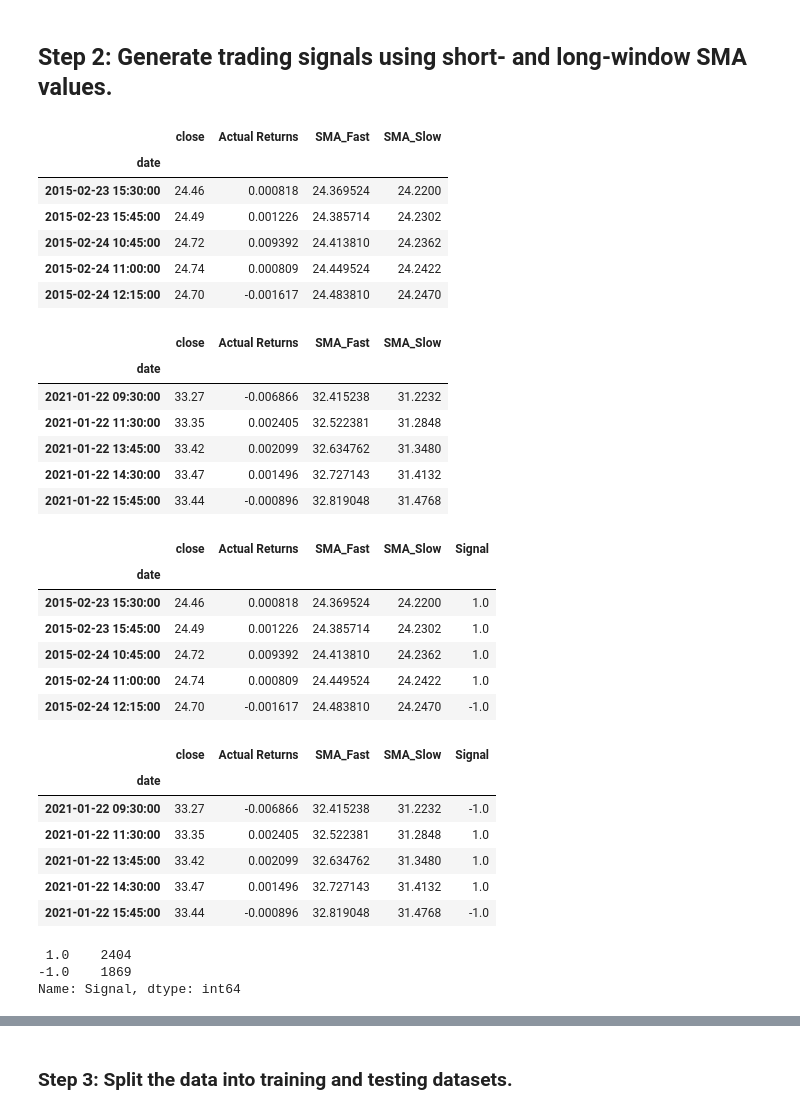
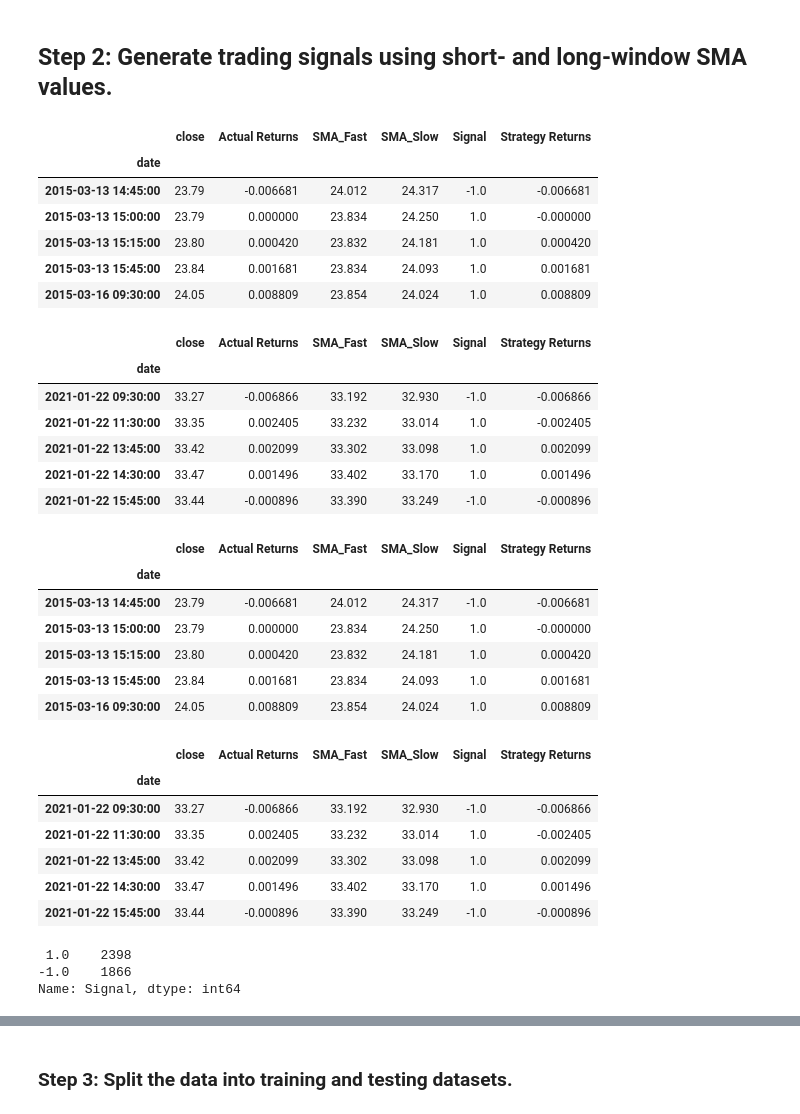
Before and after one commit to chaimkriger/Challenge_14, a Jupyter notebook: Starter_Code/machine_learning_trading_bot.ipynb, the cells around one changed output, grey strips where cells are left out. Cells and saved outputs as stored; diff of their text form; code cells hidden in the pictures.

```diff
--- a/Starter_Code/machine_learning_trading_bot.ipynb
+++ b/Starter_Code/machine_learning_trading_bot.ipynb
@@ -139,33 +139,33 @@ display(signals_df.tail())
 ## Step 2: Generate trading signals using short- and long-window SMA values.
 # %%
 # Set the short window and long window
-short_window = 21
-long_window =50
+short_window = 5
+long_window =10
 
 # Generate the fast and slow simple moving averages (4 and 100 days, respectively)
 signals_df['SMA_Fast'] = signals_df['close'].rolling(window=short_window).mean()
 signals_df['SMA_Slow'] = signals_df['close'].rolling(window=long_window).mean()
 
 signals_df = signals_df.dropna()
 
 # Review the DataFrame
 display(signals_df.head())
 display(signals_df.tail())
 # %% [output]
-|  | close | Actual Returns | SMA_Fast | SMA_Slow |
-| date |  |  |  |  |
-| 2015-02-23 15:30:00 | 24.46 | 0.000818 | 24.369524 | 24.2200 |
-| 2015-02-23 15:45:00 | 24.49 | 0.001226 | 24.385714 | 24.2302 |
-| 2015-02-24 10:45:00 | 24.72 | 0.009392 | 24.413810 | 24.2362 |
-| 2015-02-24 11:00:00 | 24.74 | 0.000809 | 24.449524 | 24.2422 |
-| 2015-02-24 12:15:00 | 24.70 | -0.001617 | 24.483810 | 24.2470 |
+|  | close | Actual Returns | SMA_Fast | SMA_Slow | Signal | Strategy Returns |
+| date |  |  |  |  |  |  |
+| 2015-03-13 14:45:00 | 23.79 | -0.006681 | 24.012 | 24.317 | -1.0 | -0.006681 |
+| 2015-03-13 15:00:00 | 23.79 | 0.000000 | 23.834 | 24.250 | 1.0 | -0.000000 |
+| 2015-03-13 15:15:00 | 23.80 | 0.000420 | 23.832 | 24.181 | 1.0 | 0.000420 |
+| 2015-03-13 15:45:00 | 23.84 | 0.001681 | 23.834 | 24.093 | 1.0 | 0.001681 |
+| 2015-03-16 09:30:00 | 24.05 | 0.008809 | 23.854 | 24.024 | 1.0 | 0.008809 |
-|  | close | Actual Returns | SMA_Fast | SMA_Slow |
-| date |  |  |  |  |
-| 2021-01-22 09:30:00 | 33.27 | -0.006866 | 32.415238 | 31.2232 |
-| 2021-01-22 11:30:00 | 33.35 | 0.002405 | 32.522381 | 31.2848 |
-| 2021-01-22 13:45:00 | 33.42 | 0.002099 | 32.634762 | 31.3480 |
-| 2021-01-22 14:30:00 | 33.47 | 0.001496 | 32.727143 | 31.4132 |
-| 2021-01-22 15:45:00 | 33.44 | -0.000896 | 32.819048 | 31.4768 |
+|  | close | Actual Returns | SMA_Fast | SMA_Slow | Signal | Strategy Returns |
+| date |  |  |  |  |  |  |
+| 2021-01-22 09:30:00 | 33.27 | -0.006866 | 33.192 | 32.930 | -1.0 | -0.006866 |
+| 2021-01-22 11:30:00 | 33.35 | 0.002405 | 33.232 | 33.014 | 1.0 | -0.002405 |
+| 2021-01-22 13:45:00 | 33.42 | 0.002099 | 33.302 | 33.098 | 1.0 | 0.002099 |
+| 2021-01-22 14:30:00 | 33.47 | 0.001496 | 33.402 | 33.170 | 1.0 | 0.001496 |
+| 2021-01-22 15:45:00 | 33.44 | -0.000896 | 33.390 | 33.249 | -1.0 | -0.000896 |
 # %%
 # Initialize the new Signal column
 signals_df['Signal'] = 0.0
@@ -180,25 +180,25 @@ signals_df.loc[(signals_df['Actual Returns'] < 0), 'Signal'] = -1
 display(signals_df.head())
 display(signals_df.tail())
 # %% [output]
-|  | close | Actual Returns | SMA_Fast | SMA_Slow | Signal |
-| date |  |  |  |  |  |
-| 2015-02-23 15:30:00 | 24.46 | 0.000818 | 24.369524 | 24.2200 | 1.0 |
-| 2015-02-23 15:45:00 | 24.49 | 0.001226 | 24.385714 | 24.2302 | 1.0 |
-| 2015-02-24 10:45:00 | 24.72 | 0.009392 | 24.413810 | 24.2362 | 1.0 |
-| 2015-02-24 11:00:00 | 24.74 | 0.000809 | 24.449524 | 24.2422 | 1.0 |
-| 2015-02-24 12:15:00 | 24.70 | -0.001617 | 24.483810 | 24.2470 | -1.0 |
+|  | close | Actual Returns | SMA_Fast | SMA_Slow | Signal | Strategy Returns |
+| date |  |  |  |  |  |  |
+| 2015-03-13 14:45:00 | 23.79 | -0.006681 | 24.012 | 24.317 | -1.0 | -0.006681 |
+| 2015-03-13 15:00:00 | 23.79 | 0.000000 | 23.834 | 24.250 | 1.0 | -0.000000 |
+| 2015-03-13 15:15:00 | 23.80 | 0.000420 | 23.832 | 24.181 | 1.0 | 0.000420 |
+| 2015-03-13 15:45:00 | 23.84 | 0.001681 | 23.834 | 24.093 | 1.0 | 0.001681 |
+| 2015-03-16 09:30:00 | 24.05 | 0.008809 | 23.854 | 24.024 | 1.0 | 0.008809 |
-|  | close | Actual Returns | SMA_Fast | SMA_Slow | Signal |
-| date |  |  |  |  |  |
-| 2021-01-22 09:30:00 | 33.27 | -0.006866 | 32.415238 | 31.2232 | -1.0 |
-| 2021-01-22 11:30:00 | 33.35 | 0.002405 | 32.522381 | 31.2848 | 1.0 |
-| 2021-01-22 13:45:00 | 33.42 | 0.002099 | 32.634762 | 31.3480 | 1.0 |
-| 2021-01-22 14:30:00 | 33.47 | 0.001496 | 32.727143 | 31.4132 | 1.0 |
-| 2021-01-22 15:45:00 | 33.44 | -0.000896 | 32.819048 | 31.4768 | -1.0 |
+|  | close | Actual Returns | SMA_Fast | SMA_Slow | Signal | Strategy Returns |
+| date |  |  |  |  |  |  |
+| 2021-01-22 09:30:00 | 33.27 | -0.006866 | 33.192 | 32.930 | -1.0 | -0.006866 |
+| 2021-01-22 11:30:00 | 33.35 | 0.002405 | 33.232 | 33.014 | 1.0 | -0.002405 |
+| 2021-01-22 13:45:00 | 33.42 | 0.002099 | 33.302 | 33.098 | 1.0 | 0.002099 |
+| 2021-01-22 14:30:00 | 33.47 | 0.001496 | 33.402 | 33.170 | 1.0 | 0.001496 |
+| 2021-01-22 15:45:00 | 33.44 | -0.000896 | 33.390 | 33.249 | -1.0 | -0.000896 |
 # %%
 signals_df['Signal'].value_counts()
 # %% [output]
- 1.0    2404
--1.0    1869
+ 1.0    2398
+-1.0    1866
 Name: Signal, dtype: int64
 # %%
 # Calculate the strategy returns and add them to the signals_df DataFrame
```
Also changed, not shown: parts of 16 cells of this notebook, 2 other files.
